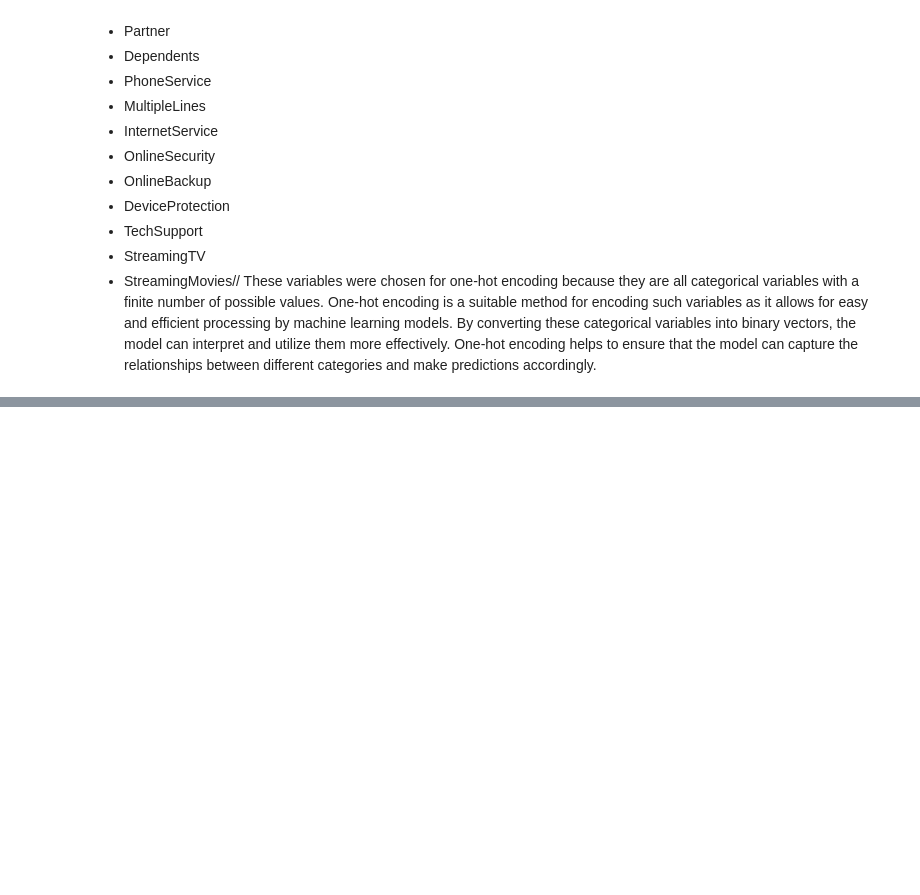
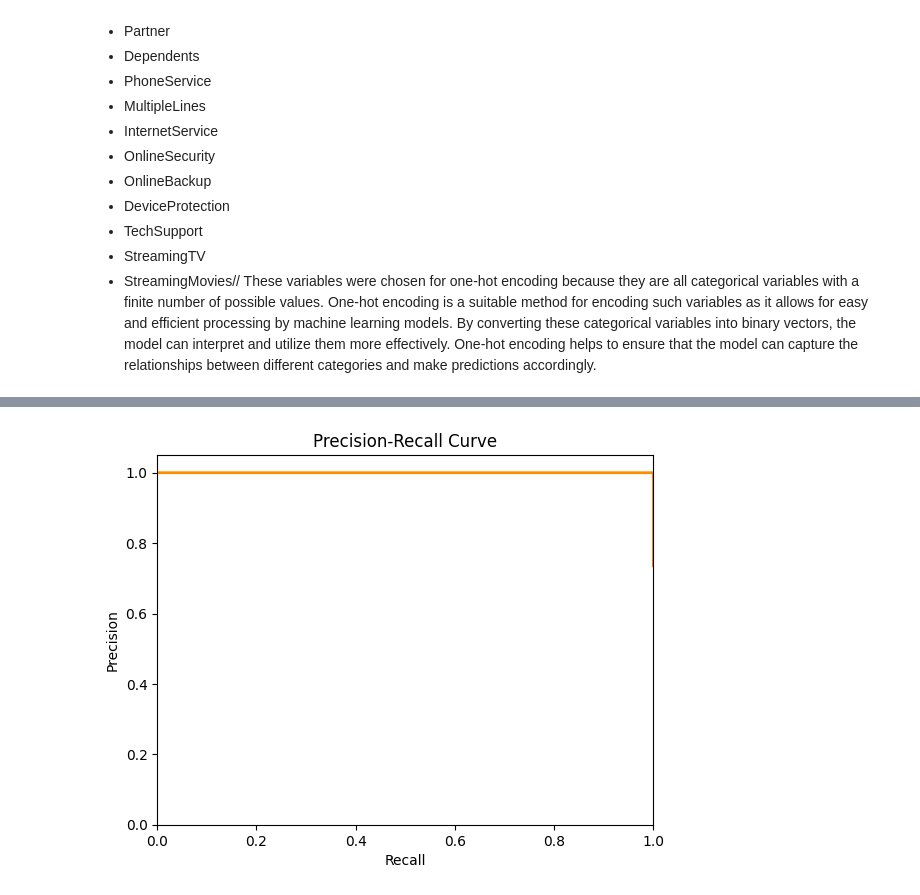
Before and after one commit to Akshithaa25/Machine_Learning_502, a Jupyter notebook: ML_LAB_5_502.ipynb, the cells around one changed output, grey strips where cells are left out. Cells and saved outputs as stored; diff of their text form; code cells hidden in the pictures; blank space fills up the shorter version.

```diff
--- a/ML_LAB_5_502.ipynb
+++ b/ML_LAB_5_502.ipynb
@@ -82,3 +66 @@ Churn               0
 dtype: int64
-# %%
-data['TotalCharges'] = pd.to_numeric(data['TotalCharges'], errors='coerce')
@@ -107,3 +69,9 @@ data_encoded
+# %%
+# Identify categorical columns
+categorical_columns = data.select_dtypes(include=['object']).columns.tolist()
+
+# Apply one-hot encoding to categorical variables
+data = pd.get_dummies(data, columns=categorical_columns)
 # %% [markdown]
 One-hot encoding is a method of encoding categorical variables by converting them into binary vectors. Each category is assigned a unique vector, where a 1 indicates the presence of that category and a 0 indicates its absence. In this case, one-hot encoding was applied to the following categorical variables:
 - gender
@@ -186,0 +94,7 @@ model = LogisticRegression()
+# %%
+from sklearn.model_selection import train_test_split
+
+X = data.drop('Churn_No', axis=1)  # Features
+y = data['Churn_No']  # Target variable
+
+X_train, X_test, y_train, y_test = train_test_split(X, y, test_size=0.2, random_state=42)
@@ -187,9 +105,8 @@ model = LogisticRegression()
 # %%
-# Split the data into training and testing sets
-X_train, X_test, y_train, y_test = train_test_split(X, y, test_size=0.2, random_state=42)
+from sklearn.linear_model import LogisticRegression
 
-# Create a logistic regression model
-logistic_regression_model = LogisticRegression()
+# Initialize the logistic regression model
+model = LogisticRegression()
 
 # Train the model on the training data
-# logistic_regression_model.fit(X_train, y_train)
+model.fit(X_train, y_train)
@@ -245,0 +179,17 @@ NotFittedError: ignored
+# %%
+from sklearn.metrics import precision_recall_curve
+
+# Get precision-recall curve values
+precision, recall, _ = precision_recall_curve(y_test, model.predict_proba(X_test)[:, 1])
+
+# Plot precision-recall curve
+plt.figure()
+plt.plot(recall, precision, color='darkorange', lw=2)
+plt.xlim([0.0, 1.0])
+plt.ylim([0.0, 1.05])
+plt.xlabel('Recall')
+plt.ylabel('Precision')
+plt.title('Precision-Recall Curve')
+plt.show()
+# %% [output]
+[figure, added]
```
Also changed, not shown: parts of 36 cells of this notebook.
